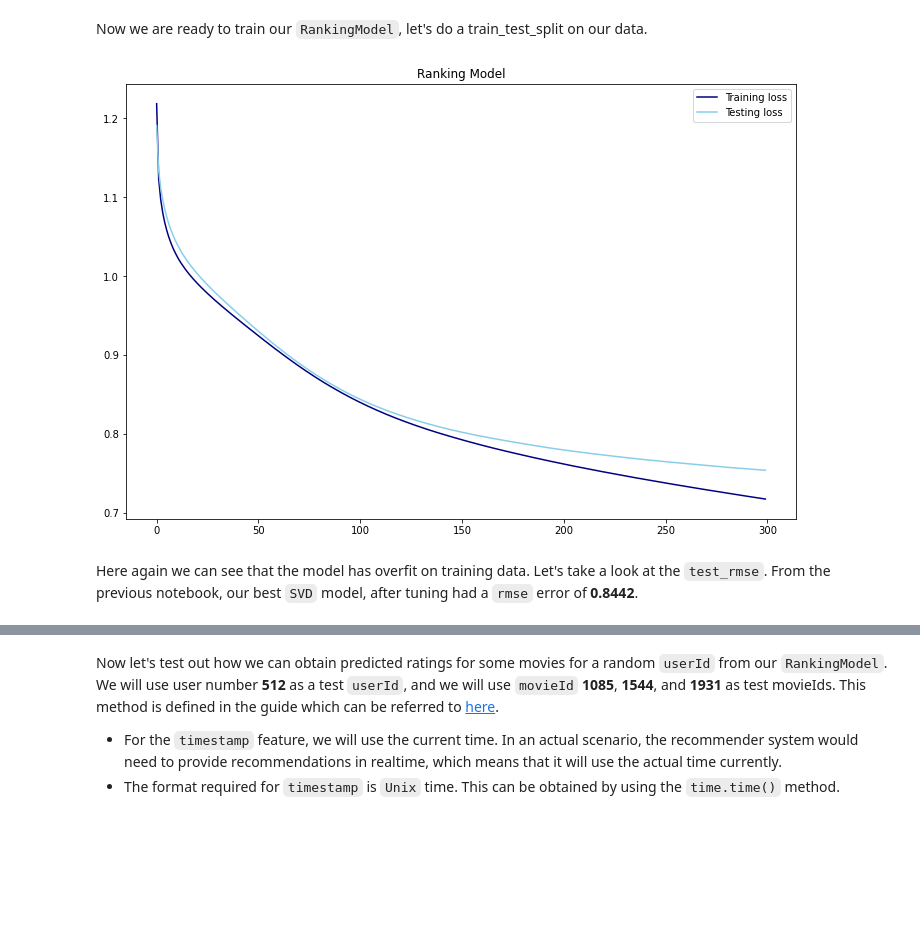
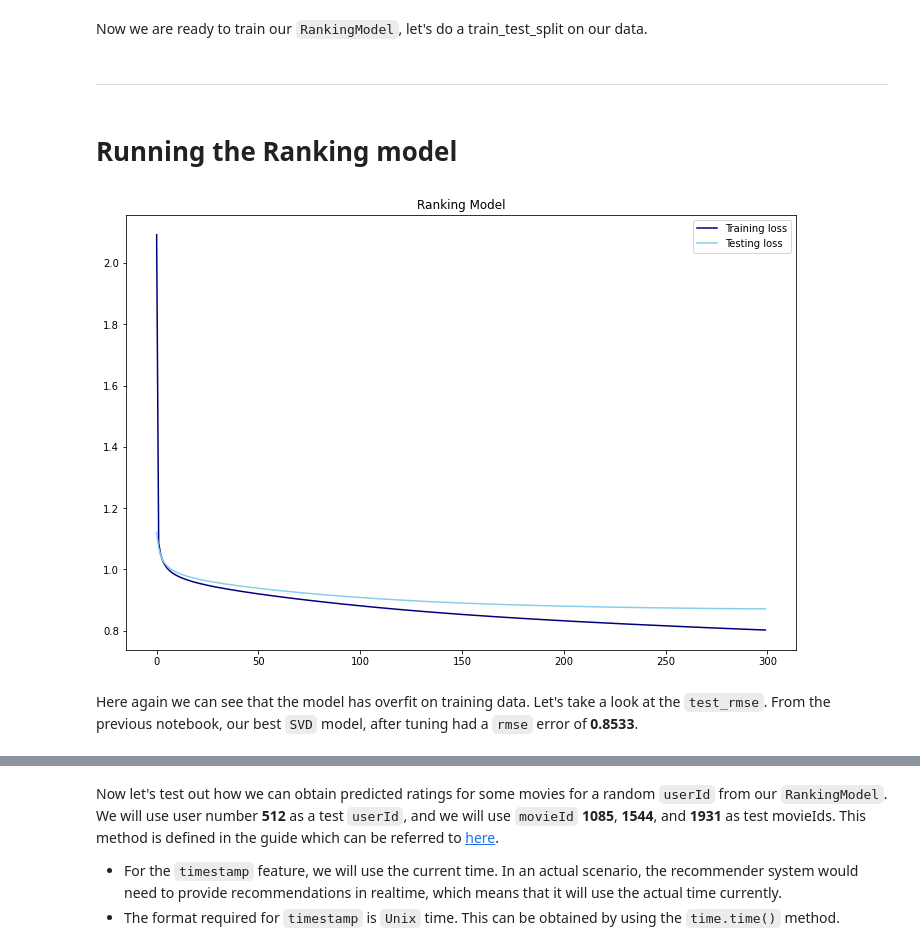
Before and after one commit to sujayjangam/Movie-Recommender-System, a Jupyter notebook: 5_Deep_Learning_Part_2_(Introducing_more_features_and_layers).ipynb, the cells around one changed output, grey strips where cells are left out. Saved outputs shown, nothing was run; the diff lists cells and outputs as text; code cells hidden in the pictures; blank space fills up the shorter version.

```diff
--- a/5_Deep_Learning_Part_2_(Introducing_more_features_and_layers).ipynb
+++ b/5_Deep_Learning_Part_2_(Introducing_more_features_and_layers).ipynb
@@ -166,13 +228,3 @@ We will use the inbuilt text vectorizer in keras to vectorize our genres for us.
-# %%
-# replacing '(no genres listed)' with 'no_genres_listed'
-# for creation of genre vocabulary
-movie_df['genres'] = movie_df['genres'].map(lambda x: 'no_genres_listed'
-                                            if x == '(no genres listed)'
-                                            else x)
-
-df['genres'] = df['genres'].map(lambda x: 'no_genres_listed'
-                                if x == '(no genres listed)'
-                                else x)
 # %%
 # defining max_tokens for use in vectorizers
 max_tokens = 10_000
@@ -776,6 +847,10 @@ ranking_model_1 = MovielensModel_ranking()
 
 # compiling model with Adagrad optimzier, and a learning rate of 0.1
 ranking_model_1.compile(optimizer=tf.keras.optimizers.Adagrad(learning_rate=0.01))
+# %% [markdown]
+---
+# %% [markdown]
+# Running the Ranking model
 # %%
 # fitting the ranking model
 num_epochs = 300
@@ -788,18 +863,18 @@ ranking_history = ranking_model_1.fit(
     verbose=0
 )
 # %%
-train_loss_ranking = ranking_history.history['loss']
-test_loss_ranking = ranking_history.history['val_loss']
+train_loss_ranking = ranking_history.history['root_mean_squared_error']
+test_loss_ranking = ranking_history.history['val_root_mean_squared_error']
 
 plt.figure(figsize=(12, 8))
 plt.plot(train_loss_ranking, label='Training loss', color='navy')
 plt.plot(test_loss_ranking, label='Testing loss', color='skyblue')
 plt.title('Ranking Model')
 plt.legend();
 # %% [output]
-[figure, old version]
+[figure, new version]
 # %% [markdown]
-Here again we can see that the model has overfit on training data. Let's take a look at the `test_rmse`. From the previous notebook, our best `SVD` model, after tuning had a `rmse` error of **0.8442**.
+Here again we can see that the model has overfit on training data. Let's take a look at the `test_rmse`. From the previous notebook, our best `SVD` model, after tuning had a `rmse` error of **0.8533**.
 # %%
 ranking_model_1.evaluate(cached_ranking_test, return_dict=True)
 # %% [output]
```
Also changed, not shown: parts of 131 cells of this notebook, 1 other file.
